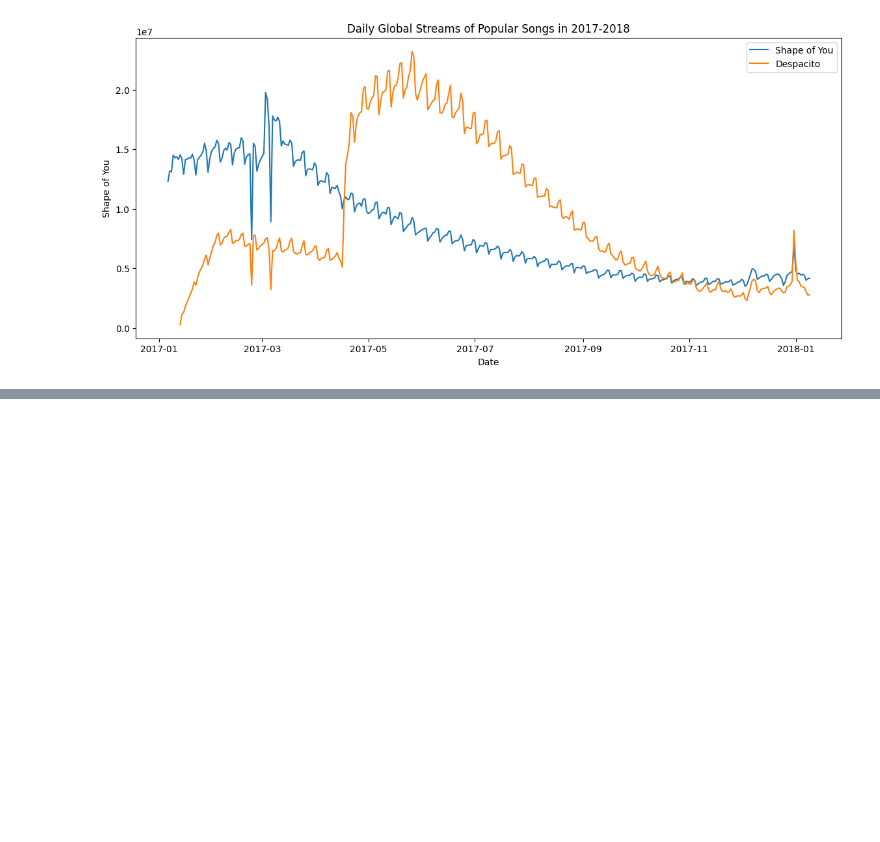
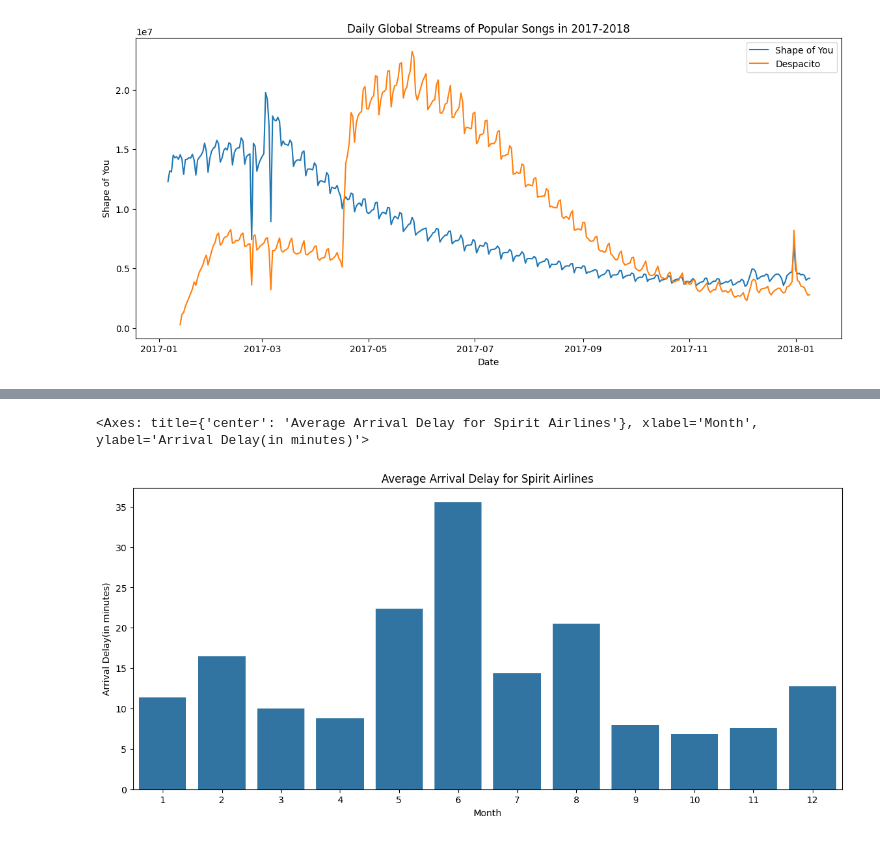
Before and after one commit to Krriisshna/Kaggle, a Jupyter notebook: Seaborn/seaborn.ipynb, the cells around one changed output, grey strips where cells are left out. Saved outputs shown, nothing was run; the diff lists cells and outputs as text; code cells hidden in the pictures; blank space fills up the shorter version.

Commit message:
Do Scatter Plot exercise

```diff
--- a/Seaborn/seaborn.ipynb
+++ b/Seaborn/seaborn.ipynb
@@ -95,0 +98,3 @@ Text(0.5, 0, 'Date')
+# %%
+flight_data = pd.read_csv(r"C:\Kaggle\Seaborn\flight_delays.csv", index_col="Month")
+flight_data
@@ -95,0 +116,9 @@ Text(0.5, 0, 'Date')
+# %%
+plt.figure(figsize=(14,6))
+plt.title('Average Arrival Delay for Spirit Airlines')
+plt.ylabel('Arrival Delay(in minutes)')
+# Bar chart in which first argument is index and second is data.
+sns.barplot(x=flight_data.index, y=flight_data['NK'])
+# %% [output]
+<Axes: title={'center': 'Average Arrival Delay for Spirit Airlines'}, xlabel='Month', ylabel='Arrival Delay(in minutes)'>
+[figure, added]
```
Also changed, not shown: parts of 12 cells of this notebook, 2 other files.
